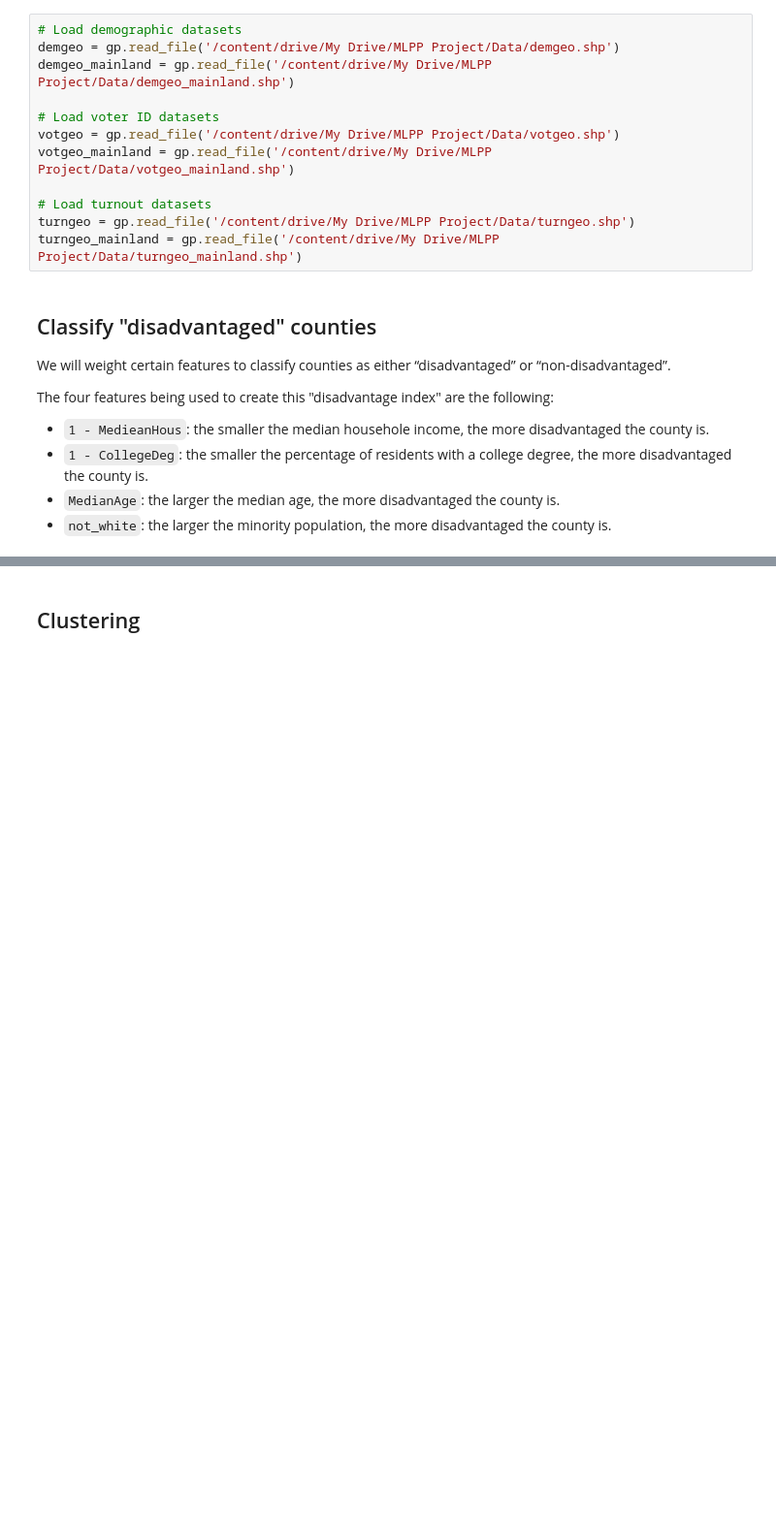
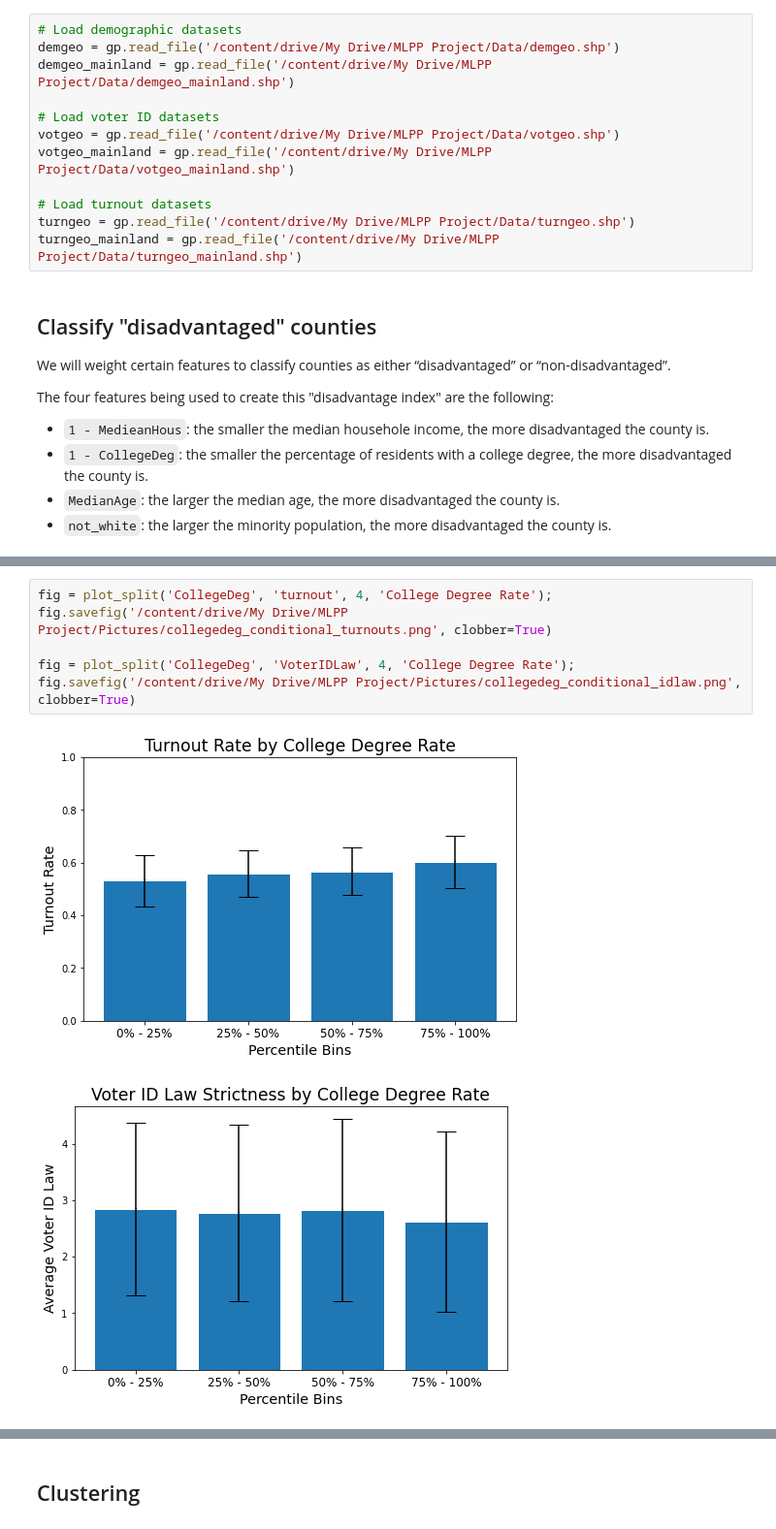
Before and after one commit to DesiPilla/demographics-voterid-turnout, a Jupyter notebook: Data_Analysis.ipynb, the cells around one changed output, grey strips where cells are left out. Shown at 97% size. Cells and saved outputs as stored; diff of their text form; blank space fills up the shorter version.

```diff
--- a/Data_Analysis.ipynb
+++ b/Data_Analysis.ipynb
@@ -259,0 +307,9 @@ we reject null hypothesis
+# %%
+fig = plot_split('CollegeDeg', 'turnout', 4, 'College Degree Rate');
+fig.savefig('/content/drive/My Drive/MLPP Project/Pictures/collegedeg_conditional_turnouts.png', clobber=True)
+
+fig = plot_split('CollegeDeg', 'VoterIDLaw', 4, 'College Degree Rate');
+fig.savefig('/content/drive/My Drive/MLPP Project/Pictures/collegedeg_conditional_idlaw.png', clobber=True)
+# %% [output]
+[figure, added]
+[figure, added]
```
Also changed, not shown: parts of 21 cells of this notebook.
